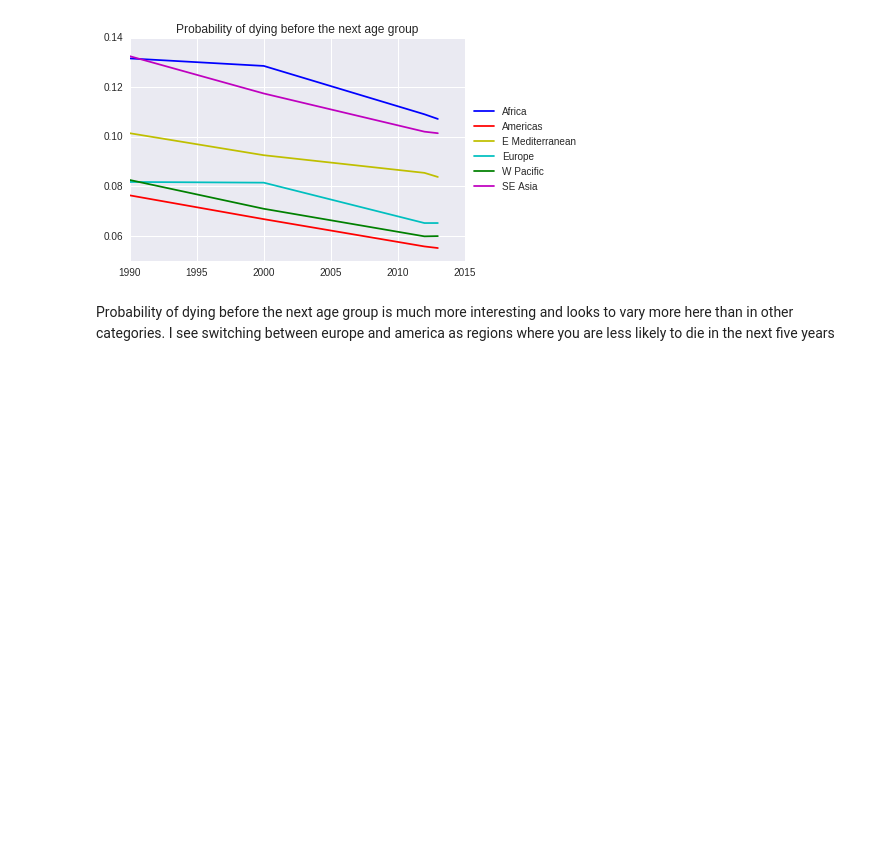
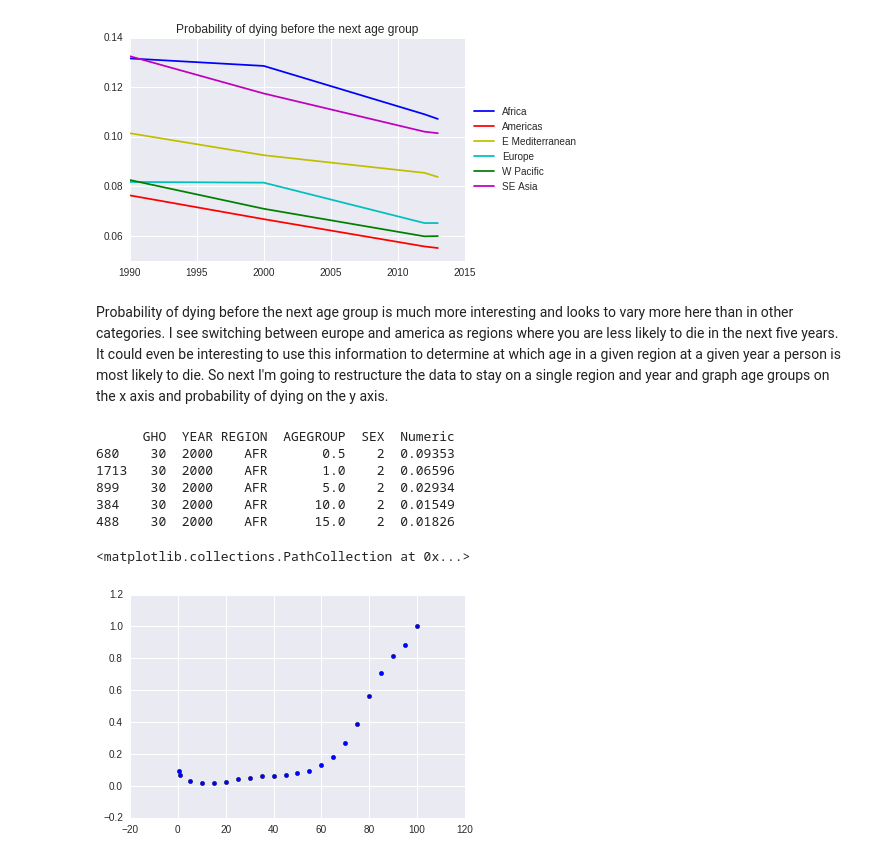
Before and after one commit to segerphilip/DataScience16CTW, a Jupyter notebook: Exploring Trends for plotting.ipynb, the cells around one changed output. Saved outputs shown, nothing was run; the diff lists cells and outputs as text; code cells hidden in the pictures; blank space fills up the shorter version.

```diff
--- a/Exploring Trends for plotting.ipynb
+++ b/Exploring Trends for plotting.ipynb
@@ -131,4 +136,32 @@ multiplots(30,60,'Probability of dying before the next age group')
 [figure]
 [figure]
 # %% [markdown]
-Probability of dying before the next age group is much more interesting and looks to vary more here than in other categories. I see switching between europe and america as regions where you are less likely to die in the next five years
+Probability of dying before the next age group is much more interesting and looks to vary more here than in other categories. I see switching between europe and america as regions where you are less likely to die in the next five years. It could even be interesting to use this information to determine at which age in a given region at a given year a person is most likely to die. So next I'm going to restructure the data to stay on a single region and year and graph age groups on the x axis and probability of dying on the y axis.
+# %%
+def yearRegionSelect(region,cat,year):
+    #select category values
+    lifeExpec=result[cleans.GHO==cat]
+
+    #filter for region
+    regionOnly = lifeExpec[lifeExpec.REGION==region]
+    # only looking at both sexes right now
+    bSexLE= regionOnly[regionOnly.SEX == 2]
+    #filter by age groups
+    yearfilt = bSexLE[bSexLE.YEAR== year]
+    yearfilt.sort_index(by = ["AGEGROUP"], ascending = True, inplace = True)
+    return yearfilt
+# %%
+yrAfDf = yearRegionSelect('AFR', 30, 2000)
+print yrAfDf.head()
+# %% [output]
+      GHO  YEAR REGION  AGEGROUP  SEX  Numeric
+680    30  2000    AFR       0.5    2  0.09353
+1713   30  2000    AFR       1.0    2  0.06596
+899    30  2000    AFR       5.0    2  0.02934
+384    30  2000    AFR      10.0    2  0.01549
+488    30  2000    AFR      15.0    2  0.01826
+# %%
+plt.scatter(yrAfDf.AGEGROUP.values,yrAfDf.Numeric.values)
+# %% [output]
+<matplotlib.collections.PathCollection at 0x...>
+[figure, added]
```
Also changed, not shown: parts of 1 cell of this notebook, 2 other files.
